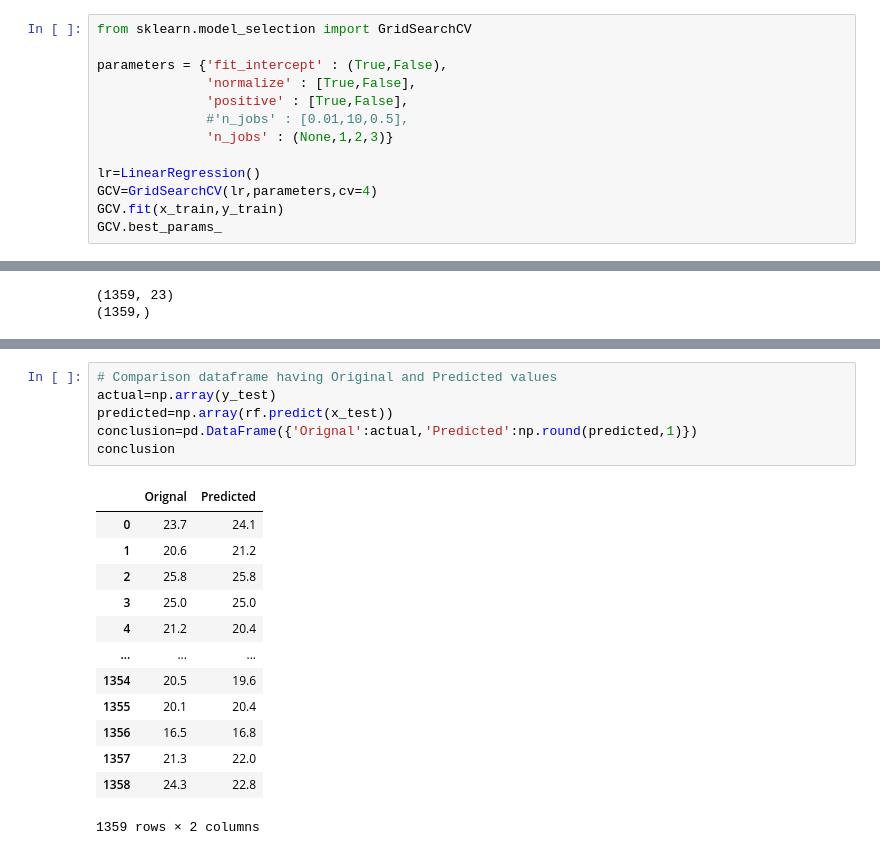
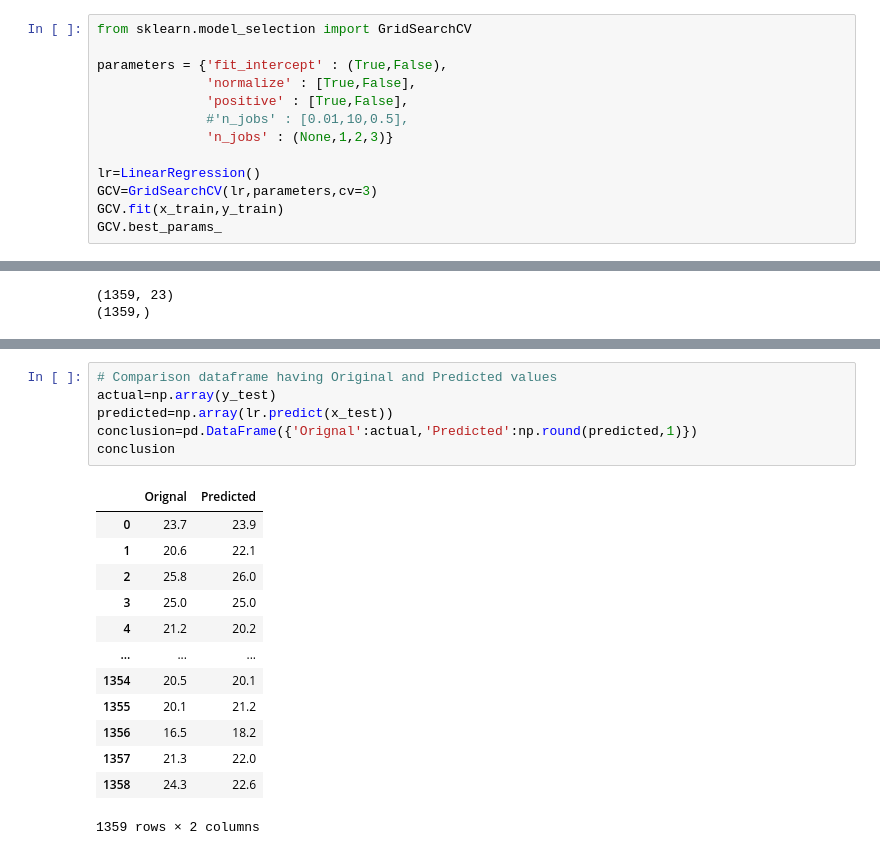
Before and after one commit to arjitasaxena14/Evaluation-Projects, a Jupyter notebook: EvaluationProject09_Temperature_Forecast.ipynb, the cells around one changed output, grey strips where cells are left out. Saved outputs shown, nothing was run; the diff lists cells and outputs as text.

```diff
--- a/EvaluationProject09_Temperature_Forecast.ipynb
+++ b/EvaluationProject09_Temperature_Forecast.ipynb
@@ -1141,7 +1141,7 @@ parameters = {'fit_intercept' : (True,False),
               'n_jobs' : (None,1,2,3)}
 
 lr=LinearRegression()
-GCV=GridSearchCV(lr,parameters,cv=4)
+GCV=GridSearchCV(lr,parameters,cv=3)
 GCV.fit(x_train,y_train)
 GCV.best_params_
 # %% [output]
@@ -1596,20 +1589,20 @@ print(y_test.shape)
 # %%
 # Comparison dataframe having Original and Predicted values
 actual=np.array(y_test)
-predicted=np.array(rf.predict(x_test))
+predicted=np.array(lr.predict(x_test))
 conclusion=pd.DataFrame({'Orignal':actual,'Predicted':np.round(predicted,1)})
 conclusion
 # %% [output]
 |  | Orignal | Predicted |
-| 0 | 23.7 | 24.1 |
-| 1 | 20.6 | 21.2 |
-| 2 | 25.8 | 25.8 |
+| 0 | 23.7 | 23.9 |
+| 1 | 20.6 | 22.1 |
+| 2 | 25.8 | 26.0 |
 | 3 | 25.0 | 25.0 |
-| 4 | 21.2 | 20.4 |
+| 4 | 21.2 | 20.2 |
 | ... | ... | ... |
-| 1354 | 20.5 | 19.6 |
-| 1355 | 20.1 | 20.4 |
-| 1356 | 16.5 | 16.8 |
+| 1354 | 20.5 | 20.1 |
+| 1355 | 20.1 | 21.2 |
+| 1356 | 16.5 | 18.2 |
 | 1357 | 21.3 | 22.0 |
-| 1358 | 24.3 | 22.8 |
+| 1358 | 24.3 | 22.6 |
 1359 rows × 2 columns
```
Also changed, not shown: parts of 151 cells of this notebook.
